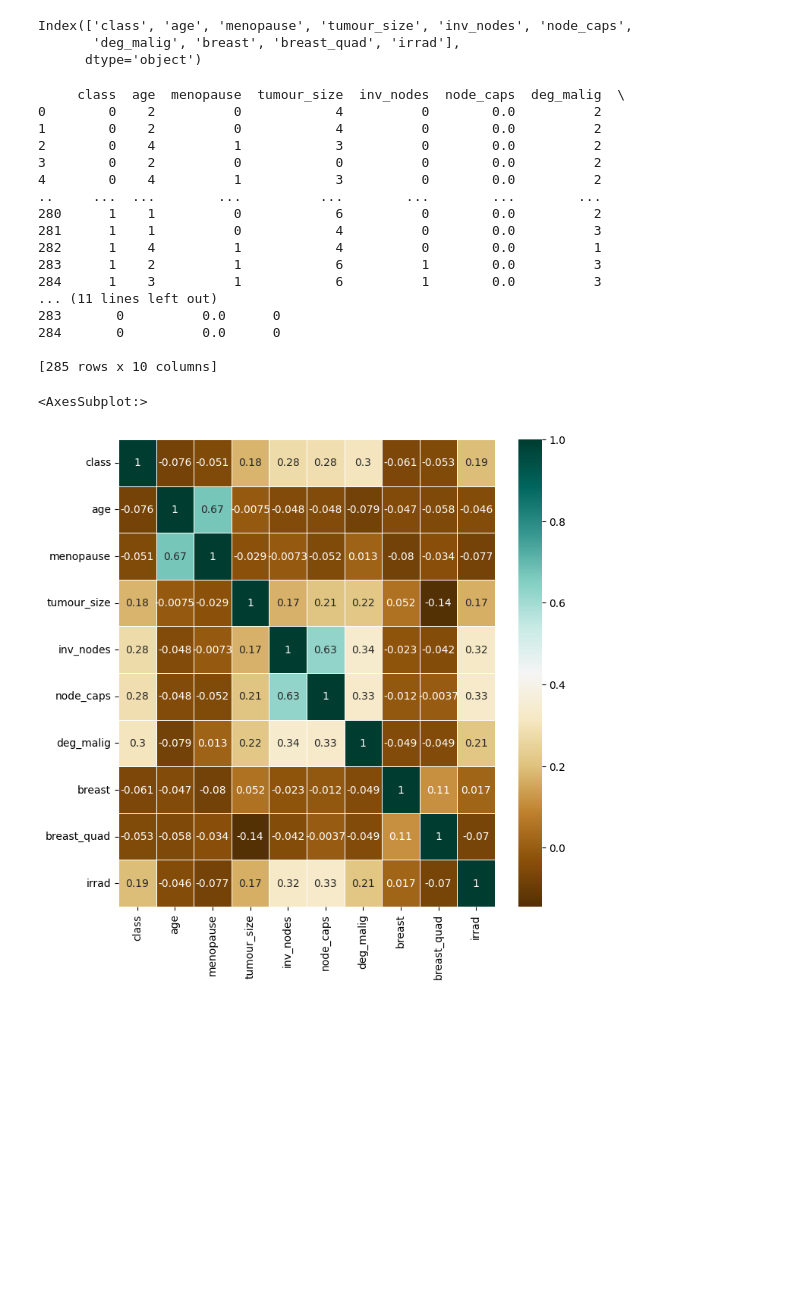
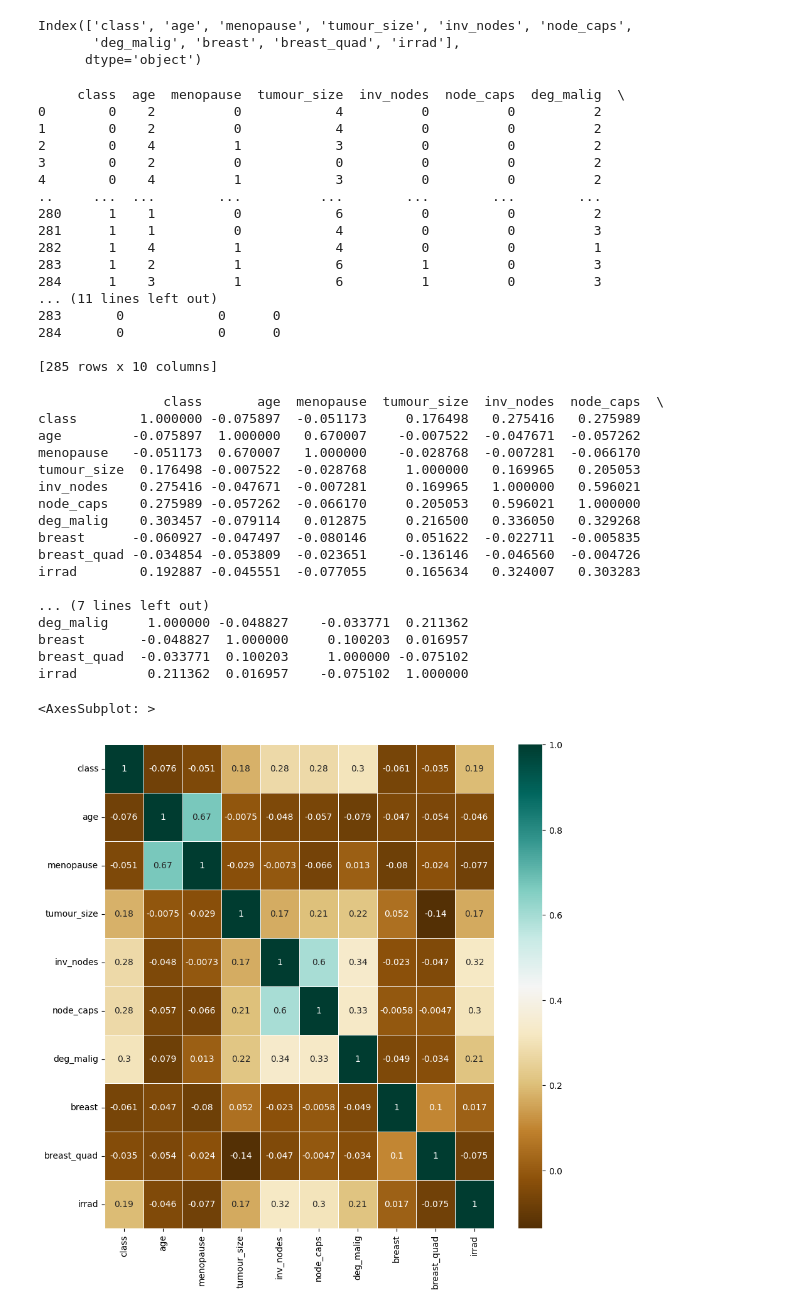
Before and after one commit to daniocionini/Prediction-Model-Breast-Cancer-Recurrence, a Jupyter notebook: pred-breast-cancer-recc.ipynb, the cells around one changed output. Drawn from its saved outputs; the diff is of its cells as text; code cells hidden in the pictures; blank space fills up the shorter version.

```diff
--- a/pred-breast-cancer-recc.ipynb
+++ b/pred-breast-cancer-recc.ipynb
@@ -172,6 +172,9 @@ breast         0.000000
 breast_quad    0.352113
 irrad          0.000000
 dtype: float64
+# %%
+data['node_caps'] = data['node_caps'].fillna(0)
+data['breast_quad'] = data['breast_quad'].fillna(5)
 # %%
 # find outliers
 import seaborn as sns
@@ -204,25 +207,44 @@ data['irrad'] = data['irrad'].replace(['no','yes'],[0,1])
 print(data)
 # %% [output]
      class  age  menopause  tumour_size  inv_nodes  node_caps  deg_malig  \
-0        0    2          0            4          0        0.0          2
-1        0    2          0            4          0        0.0          2
-2        0    4          1            3          0        0.0          2
-3        0    2          0            0          0        0.0          2
-4        0    4          1            3          0        0.0          2
+0        0    2          0            4          0          0          2
+1        0    2          0            4          0          0          2
+2        0    4          1            3          0          0          2
+3        0    2          0            0          0          0          2
+4        0    4          1            3          0          0          2
 ..     ...  ...        ...          ...        ...        ...        ...
-280      1    1          0            6          0        0.0          2
-281      1    1          0            4          0        0.0          3
-282      1    4          1            4          0        0.0          1
-283      1    2          1            6          1        0.0          3
-284      1    3          1            6          1        0.0          3
+280      1    1          0            6          0          0          2
+281      1    1          0            4          0          0          3
+282      1    4          1            4          0          0          1
+283      1    2          1            6          1          0          3
+284      1    3          1            6          1          0          3
 ... (11 lines left out)
-283       0          0.0      0
-284       0          0.0      0
+283       0            0      0
+284       0            0      0
 
 [285 rows x 10 columns]
 # %%
-fig, ax = plt.subplots(figsize=(8,8))
+print(data.corr())
+
+fig, ax = plt.subplots(figsize=(10,10))
 sns.heatmap(data.corr(), cmap='BrBG', annot=True, linewidth=.5)
 # %% [output]
-<AxesSubplot:>
+                class       age  menopause  tumour_size  inv_nodes  node_caps  \
+class        1.000000 -0.075897  -0.051173     0.176498   0.275416   0.275989
+age         -0.075897  1.000000   0.670007    -0.007522  -0.047671  -0.057262
+menopause   -0.051173  0.670007   1.000000    -0.028768  -0.007281  -0.066170
+tumour_size  0.176498 -0.007522  -0.028768     1.000000   0.169965   0.205053
+inv_nodes    0.275416 -0.047671  -0.007281     0.169965   1.000000   0.596021
+node_caps    0.275989 -0.057262  -0.066170     0.205053   0.596021   1.000000
+deg_malig    0.303457 -0.079114   0.012875     0.216500   0.336050   0.329268
+breast      -0.060927 -0.047497  -0.080146     0.051622  -0.022711  -0.005835
+breast_quad -0.034854 -0.053809  -0.023651    -0.136146  -0.046560  -0.004726
+irrad        0.192887 -0.045551  -0.077055     0.165634   0.324007   0.303283
+
+... (7 lines left out)
+deg_malig     1.000000 -0.048827    -0.033771  0.211362
+breast       -0.048827  1.000000     0.100203  0.016957
+breast_quad  -0.033771  0.100203     1.000000 -0.075102
+irrad         0.211362  0.016957    -0.075102  1.000000
+<AxesSubplot: >
-[figure, old version]
+[figure, new version]
```
Also changed, not shown: parts of 28 cells of this notebook, 3 other files.
